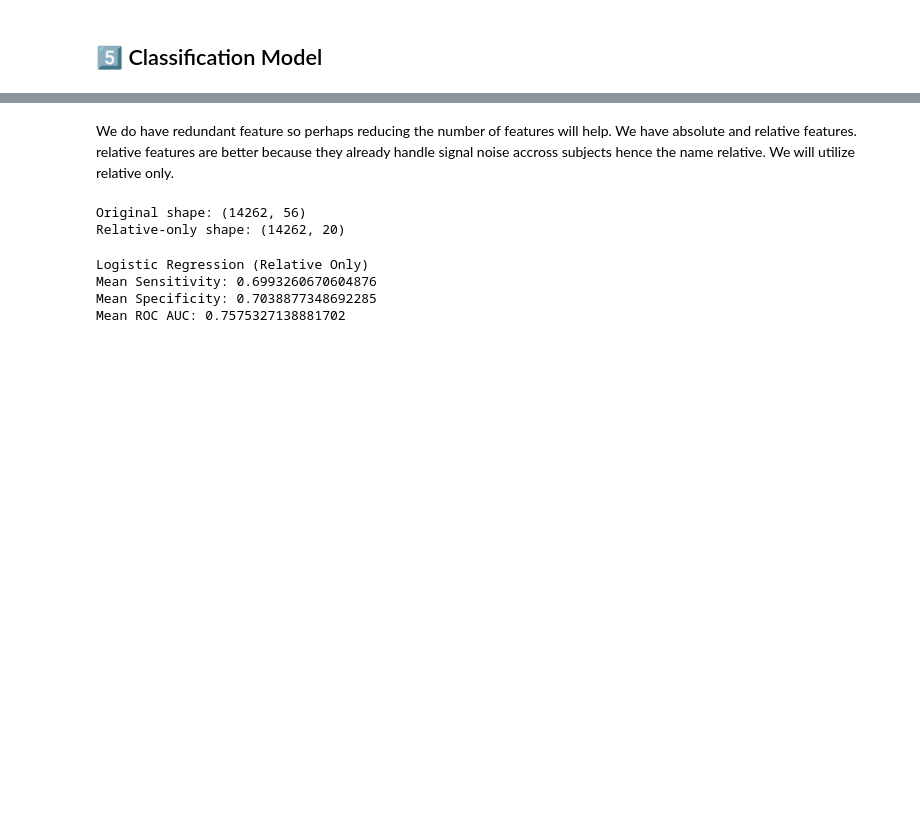
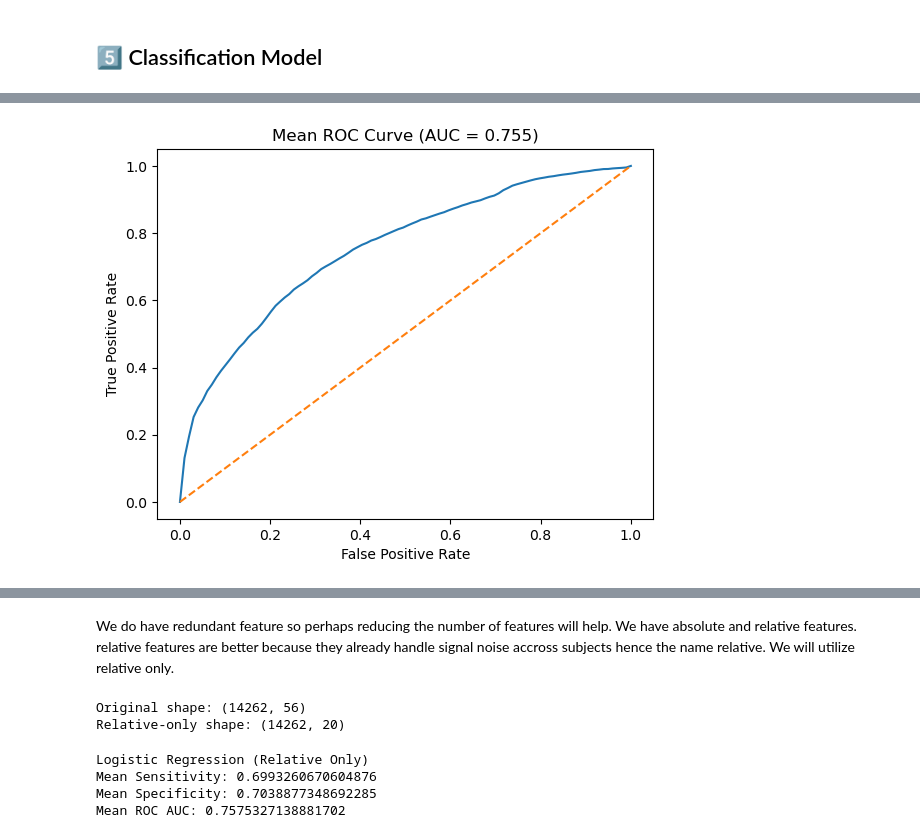
Before and after one commit to cristopher-d-delgado/Analysis-of-EEG-Signal, a Jupyter notebook: eda.ipynb, the cells around one changed output, grey strips where cells are left out. Saved outputs shown, nothing was run; the diff lists cells and outputs as text; code cells hidden in the pictures; blank space fills up the shorter version.

Commit message:
correctly implemented groupkfold and metrics

```diff
--- a/eda.ipynb
+++ b/eda.ipynb
@@ -762,0 +664,15 @@ feat_imp_df.head(10)
+# %%
+from sklearn.linear_model import LogisticRegression
+
+logreg = LogisticRegression(max_iter=1000)
+
+results_logreg = evaluate_model_groupkfold(
+    model=logreg,
+    X=X,
+    y=y,
+    groups=groups,
+    n_splits=5
+)
+print(results_logreg["auc_scores"])
+print(results_logreg["sensitivities"])
+print(results_logreg["specificities"])
@@ -762,0 +745,24 @@ feat_imp_df.head(10)
+# %%
+import matplotlib.pyplot as plt
+
+
+def plot_mean_roc(results):
+
+    mean_tpr = np.mean(results["tprs"], axis=0)
+    mean_tpr[-1] = 1.0
+
+    mean_auc = results["mean_auc"]
+
+    plt.figure()
+    plt.plot(results["mean_fpr"], mean_tpr)
+    plt.plot([0, 1], [0, 1], linestyle="--")
+
+    plt.xlabel("False Positive Rate")
+    plt.ylabel("True Positive Rate")
+    plt.title(f"Mean ROC Curve (AUC = {mean_auc:.3f})")
+
+    plt.show()
+# %%
+plot_mean_roc(results_logreg)
+# %% [output]
+[figure, added]
```
Also changed, not shown: parts of 23 cells of this notebook, 5 other files.
